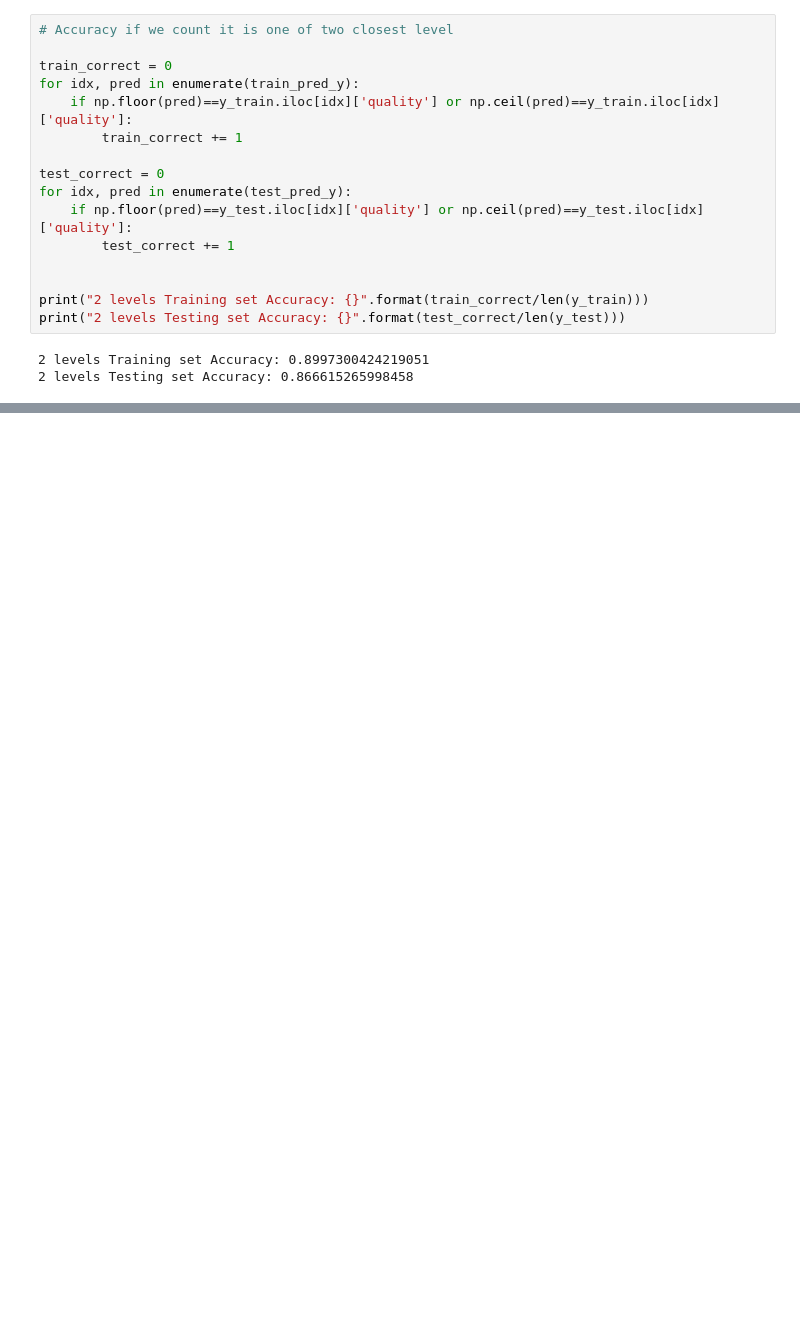
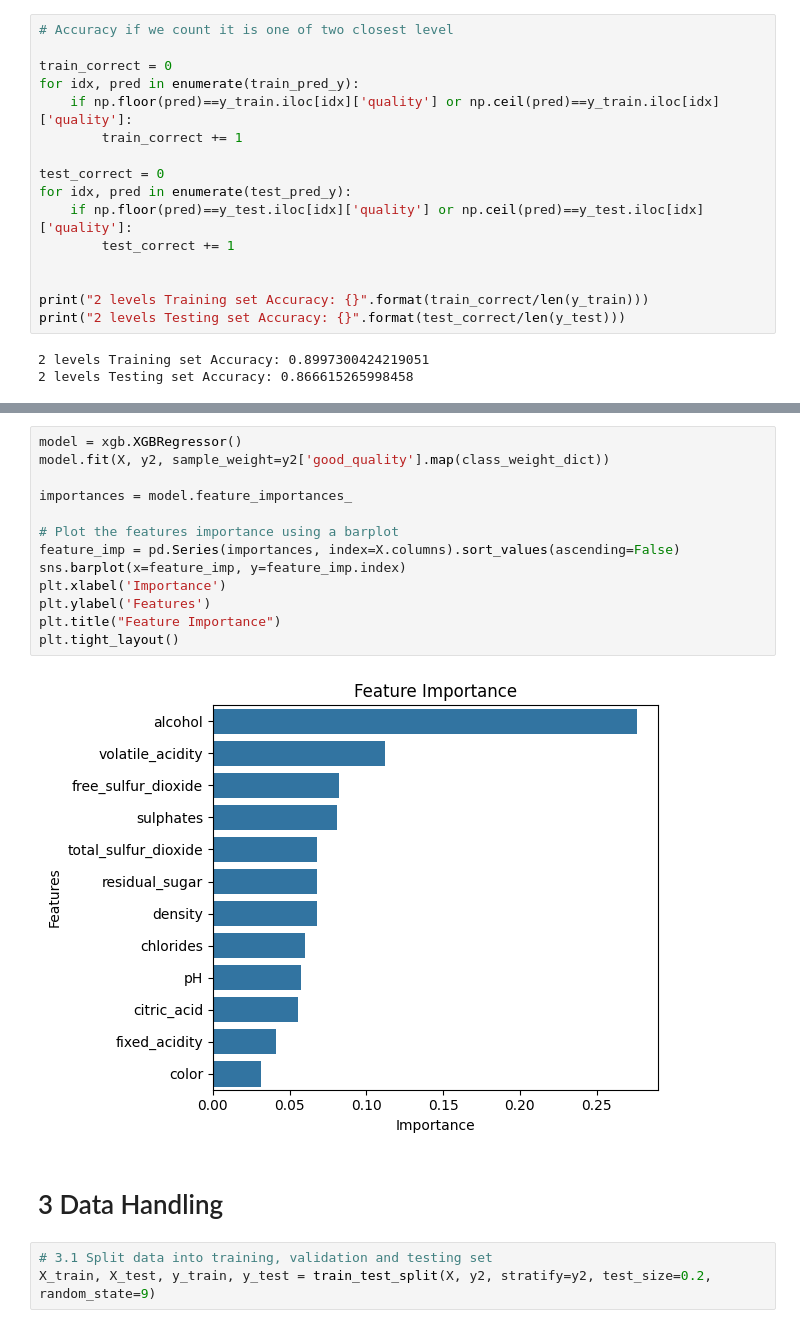
Before and after one commit to hea0516/wine_quality_regression_model, a Jupyter notebook: src/model_construction.ipynb, the cells around one changed output, grey strips where cells are left out. Cells and saved outputs as stored; diff of their text form; blank space fills up the shorter version.

```diff
--- a/src/model_construction.ipynb
+++ b/src/model_construction.ipynb
@@ -219,0 +219,20 @@ dtype: int64
+# %%
+model = xgb.XGBRegressor()
+model.fit(X, y2, sample_weight=y2['good_quality'].map(class_weight_dict))
+
+importances = model.feature_importances_
+
+# Plot the features importance using a barplot
+feature_imp = pd.Series(importances, index=X.columns).sort_values(ascending=False)
+sns.barplot(x=feature_imp, y=feature_imp.index)
+plt.xlabel('Importance')
+plt.ylabel('Features')
+plt.title("Feature Importance")
+plt.tight_layout()
+# %% [output]
+[figure, added]
+# %% [markdown]
+# 3 Data Handling
+# %%
+# 3.1 Split data into training, validation and testing set
+X_train, X_test, y_train, y_test = train_test_split(X, y2, stratify=y2, test_size=0.2, random_state=9)
```
Also changed, not shown: parts of 25 cells of this notebook, 3 other files.
